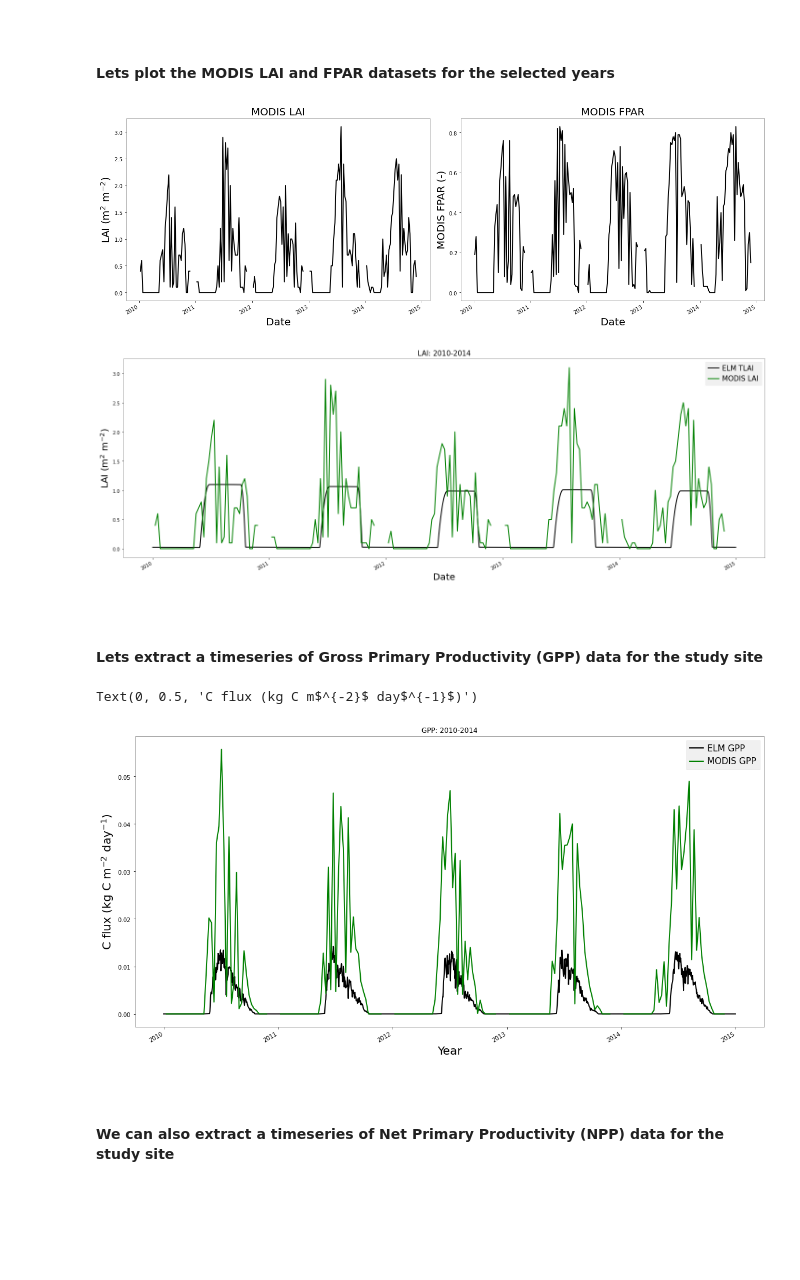
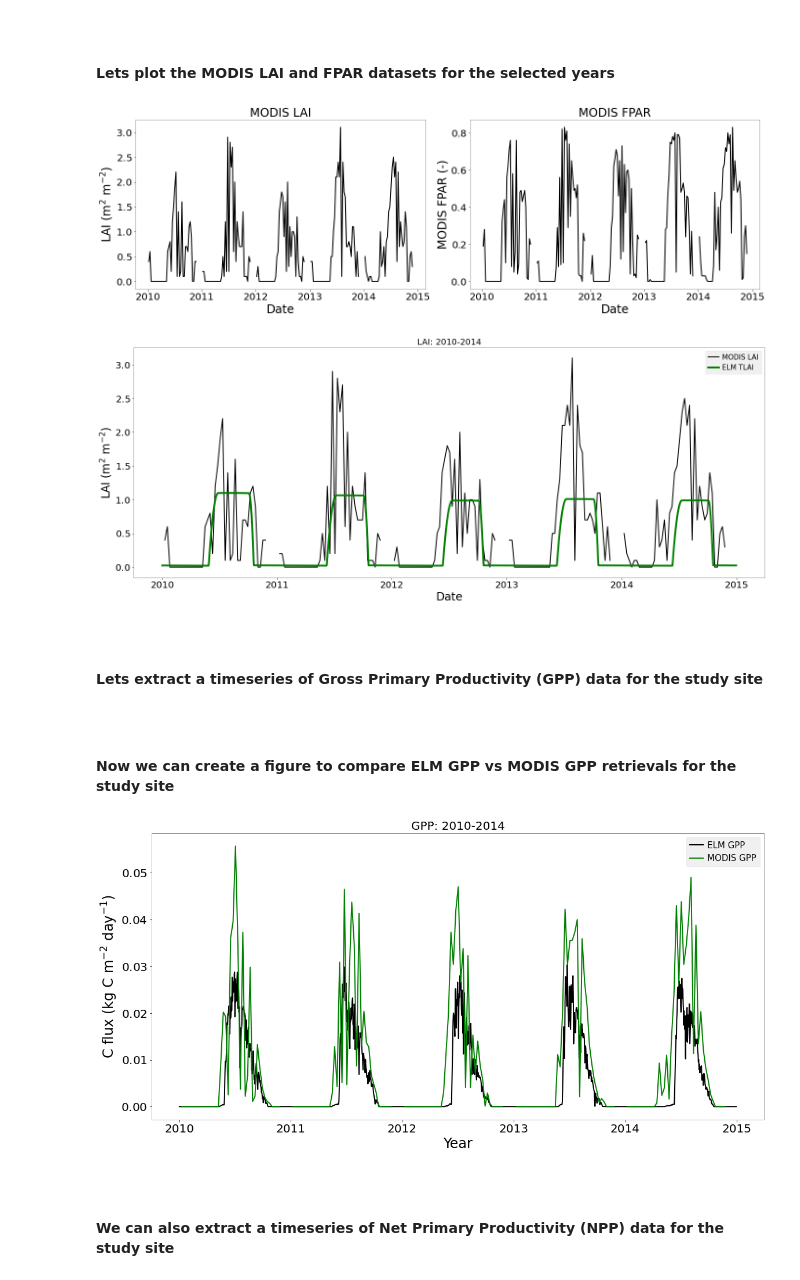
Before and after one commit to FASSt-simulation/fasst_simulation_tools, a Jupyter notebook: notebooks/ngeearctic/plot_ELM_vs_GEE_data.ipynb, the cells around one changed output. Drawn from its saved outputs; the diff is of its cells as text; code cells hidden in the pictures; blank space fills up the shorter version.

Commit message:
More updates to notebooks/ngeearctic/plot_ELM_vs_GEE_data.ipynb

```diff
--- a/notebooks/ngeearctic/plot_ELM_vs_GEE_data.ipynb
+++ b/notebooks/ngeearctic/plot_ELM_vs_GEE_data.ipynb
@@ -330,43 +330,49 @@ modis_fpar.head()
 # %%
 #### Plot the LAI and FPAR data
 
-fig = plt.figure(figsize=(18, 6))
+fig = plt.figure(figsize=(19, 6))
 ax = fig.add_subplot(1, 2, 1)
 modis_lai.where(modis_lai['Lai_500m']<12).plot(ax=ax, kind='line',linewidth=2,color='black')
 ax.get_legend().remove()
-ax.set_title('MODIS LAI', size=20)
-ax.set_xlabel('Date', size=20)
-ax.set_ylabel('LAI (m$^{2}$ m$^{-2}$)', size=20)
+plt.xticks(fontsize=20, rotation=0, horizontalalignment='center')
+plt.yticks(fontsize=20, rotation=0)
+ax.set_title('MODIS LAI', size=24)
+ax.set_xlabel('Date', size=24)
+ax.set_ylabel('LAI (m$^{2}$ m$^{-2}$)', size=24)
 
 ax = fig.add_subplot(1, 2, 2)
 modis_fpar.where(modis_fpar['Fpar_500m']<1).plot(ax=ax, kind='line',linewidth=2,color='black')
 ax.get_legend().remove()
-ax.set_title('MODIS FPAR', size=20)
-ax.set_xlabel('Date', size=20)
-ax.set_ylabel('MODIS FPAR (-)', size=20)
+plt.xticks(fontsize=20, rotation=0, horizontalalignment='center')
+plt.yticks(fontsize=20, rotation=0)
+ax.set_title('MODIS FPAR', size=24)
+ax.set_xlabel('Date', size=24)
+ax.set_ylabel('MODIS FPAR (-)', size=24)
 if savefigs:
-    plt.savefig(os.path.join(figdir,'ELM_vs_MODIS_LAI.pdf'))
-    plt.savefig(os.path.join(figdir,'ELM_vs_MODIS_LAI.png'))
+    plt.savefig(os.path.join(figdir,'MODIS_LAI_FPAR.pdf'))
+    plt.savefig(os.path.join(figdir,'MODIS_LAI_FPAR.png'))
 plt.show()
 # %% [output]
-[figure, old version]
+[figure, new version]
 # %%
 timerange=slice('2010-01-01','2014-12-31')
 
-fig = plt.figure(figsize=(20, 7))
+fig = plt.figure(figsize=(20, 8))
 ax = fig.add_subplot(1, 1, 1)
-elm_output['TLAI'].sel(time=timerange).plot(ax=ax, linestyle='-',linewidth=2,color='black',label='ELM TLAI')
-modis_lai['Lai_500m'].where(modis_lai['Lai_500m']<12).plot(ax=ax,linestyle='-',linewidth=2,color='green',label='MODIS LAI')
+modis_lai['Lai_500m'].where(modis_lai['Lai_500m']<12).plot(ax=ax,linestyle='-',linewidth=2,color='black',label='MODIS LAI')
+elm_output['TLAI'].sel(time=timerange).plot(ax=ax, linestyle='-',linewidth=4,color='green',label='ELM TLAI')
 ax.legend(fontsize=15)
-ax.set_title('LAI: 2010-2014', size=15)
-ax.set_xlabel('Date', size=20)
-ax.set_ylabel('LAI (m$^{2}$ m$^{-2}$)', size=20)
+plt.xticks(fontsize=20, rotation=0, horizontalalignment='center')
+plt.yticks(fontsize=20, rotation=0)
+ax.set_title('LAI: 2010-2014', size=18)
+ax.set_xlabel('Date', size=24)
+ax.set_ylabel('LAI (m$^{2}$ m$^{-2}$)', size=24)
 if savefigs:
     plt.savefig(os.path.join(figdir,'ELM_vs_MODIS_LAI_2.pdf'))
     plt.savefig(os.path.join(figdir,'ELM_vs_MODIS_LAI_2.png'))
 plt.show()
 # %% [output]
-[figure, old version]
+[figure, new version]
 # %% [markdown]
 <br>
 
@@ -386,28 +389,31 @@ product = 'MODIS/006/MOD17A2H'
 band = 'Gpp'
 scale_factor = 0.0001
 modis_gpp = extract_time_series(latitude,longitude,start_date,end_date,product,band,scale_factor)
+# %% [markdown]
+<br>
+
+#### Now we can create a figure to compare ELM GPP vs MODIS GPP retrievals for the study site
 # %%
 timerange=slice('2010-01-01','2014-12-31')
 
 fig = plt.figure(figsize=(16, 8))
 ax = fig.add_subplot(1, 1, 1)
-tempdata = (elm_output['GPP']*0.001)*86400 # i dont know if I am doing this scaling correctly
+# need to convert ELM from gC/m^2/s to kgC/m2/8days
+tempdata = (elm_output['GPP']*0.001)*86400*8
 tempdata.sel(time=timerange).plot(ax=ax, linestyle='-',linewidth=2,color='black',label='ELM GPP')
 modis_gpp['Gpp'].plot(ax=ax,linestyle='-',linewidth=2,color='green',label='MODIS GPP')
 ax.legend(fontsize=15)
-ax.set_title('GPP: 2010-2014', size=15)
-ax.set_xlabel('Year', size=20)
-ax.set_ylabel('C flux (kg C m$^{-2}$ day$^{-1}$)', size=20)
-
-# need to convert ELM from gC/m^2/s to kgC/m2
-
+plt.xticks(fontsize=20, rotation=0, horizontalalignment='center')
+plt.yticks(fontsize=20, rotation=0)
+ax.set_title('GPP: 2010-2014', size=20)
+ax.set_xlabel('Year', size=24)
+ax.set_ylabel('C flux (kg C m$^{-2}$ day$^{-1}$)', size=24)
 if savefigs:
     plt.savefig(os.path.join(figdir,'ELM_vs_MODIS_GPP.pdf'))
     plt.savefig(os.path.join(figdir,'ELM_vs_MODIS_GPP.png'))
 plt.show()
 # %% [output]
-Text(0, 0.5, 'C flux (kg C m$^{-2}$ day$^{-1}$)')
-[figure, old version]
+[figure, new version]
 # %% [markdown]
 <br>
 
```
Also changed, not shown: parts of 18 cells of this notebook.
